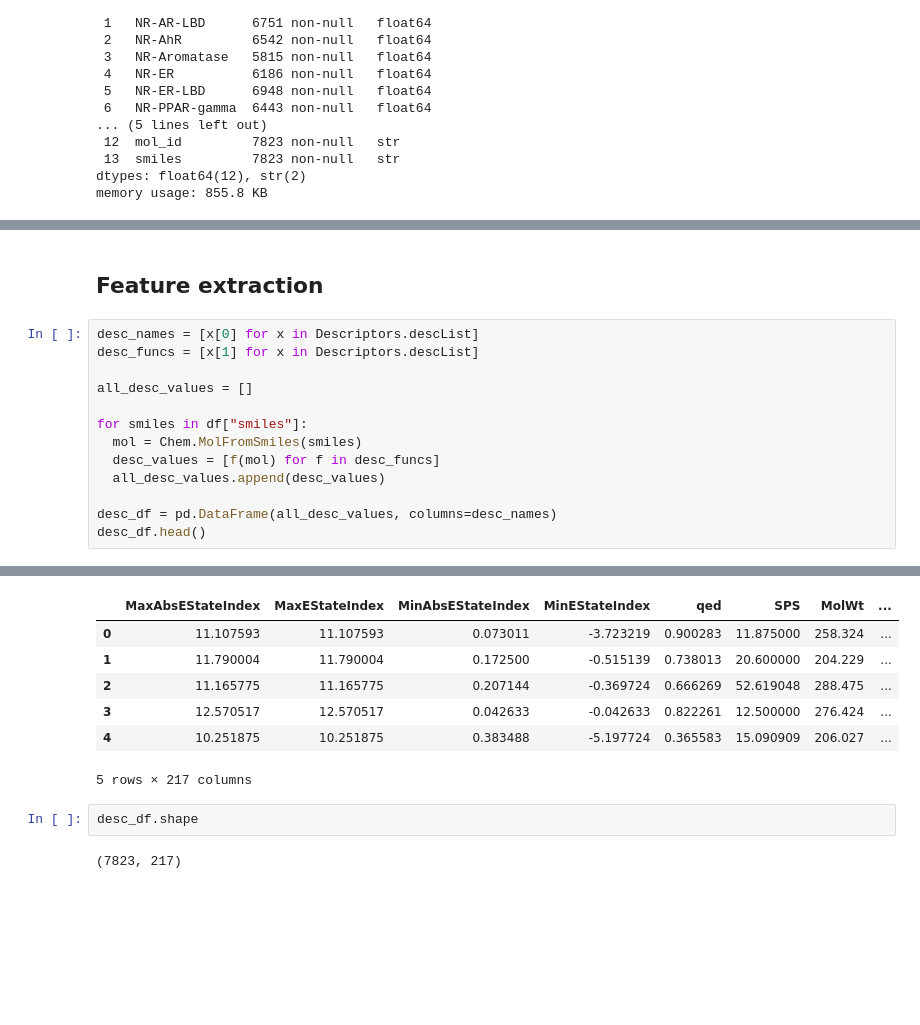
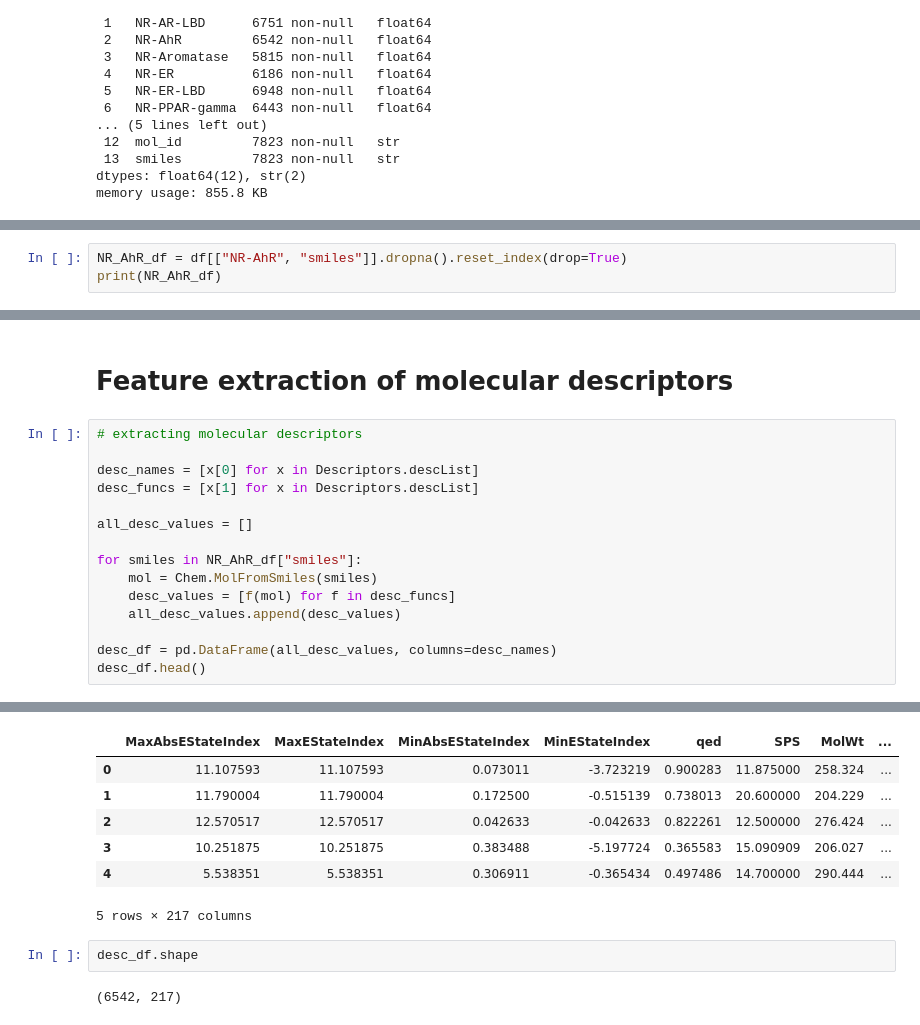
Before and after one commit to marco-la-rosa/tox21-toxicity-ML-classification, a Jupyter notebook: tox21-toxicity-ML-classification.ipynb, the cells around one changed output, grey strips where cells are left out. Saved outputs shown, nothing was run; the diff lists cells and outputs as text; blank space fills up the shorter version.

```diff
--- a/tox21-toxicity-ML-classification.ipynb
+++ b/tox21-toxicity-ML-classification.ipynb
@@ -272,0 +277,3 @@ In other words: we should have as less false negatives as possible (this can be
+# %%
+NR_AhR_df = df[["NR-AhR", "smiles"]].dropna().reset_index(drop=True)
+print(NR_AhR_df)
@@ -273,15 +311,17 @@ In other words: we should have as less false negatives as possible (this can be
 # %% [markdown]
-## **Feature extraction**
+# Feature extraction of molecular descriptors
 # %%
+# extracting molecular descriptors
+
 desc_names = [x[0] for x in Descriptors.descList]
 desc_funcs = [x[1] for x in Descriptors.descList]
 
 all_desc_values = []
 
-for smiles in df["smiles"]:
-  mol = Chem.MolFromSmiles(smiles)
-  desc_values = [f(mol) for f in desc_funcs]
-  all_desc_values.append(desc_values)
+for smiles in NR_AhR_df["smiles"]:
+    mol = Chem.MolFromSmiles(smiles)
+    desc_values = [f(mol) for f in desc_funcs]
+    all_desc_values.append(desc_values)
 
 desc_df = pd.DataFrame(all_desc_values, columns=desc_names)
 desc_df.head()
@@ -291,11 +331,11 @@ desc_df.head()
 |  | MaxAbsEStateIndex | MaxEStateIndex | MinAbsEStateIndex | MinEStateIndex | qed | SPS | MolWt | ... |
 | 0 | 11.107593 | 11.107593 | 0.073011 | -3.723219 | 0.900283 | 11.875000 | 258.324 | ... |
 | 1 | 11.790004 | 11.790004 | 0.172500 | -0.515139 | 0.738013 | 20.600000 | 204.229 | ... |
-| 2 | 11.165775 | 11.165775 | 0.207144 | -0.369724 | 0.666269 | 52.619048 | 288.475 | ... |
-| 3 | 12.570517 | 12.570517 | 0.042633 | -0.042633 | 0.822261 | 12.500000 | 276.424 | ... |
-| 4 | 10.251875 | 10.251875 | 0.383488 | -5.197724 | 0.365583 | 15.090909 | 206.027 | ... |
+| 2 | 12.570517 | 12.570517 | 0.042633 | -0.042633 | 0.822261 | 12.500000 | 276.424 | ... |
+| 3 | 10.251875 | 10.251875 | 0.383488 | -5.197724 | 0.365583 | 15.090909 | 206.027 | ... |
+| 4 | 5.538351 | 5.538351 | 0.306911 | -0.365434 | 0.497486 | 14.700000 | 290.444 | ... |
 5 rows × 217 columns
 # %%
 desc_df.shape
 # %% [output]
-(7823, 217)
+(6542, 217)
```
Also changed, not shown: parts of 77 cells of this notebook, 3 other files.
